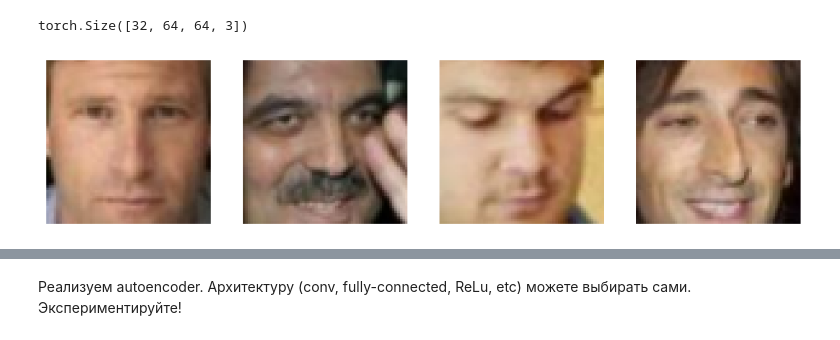
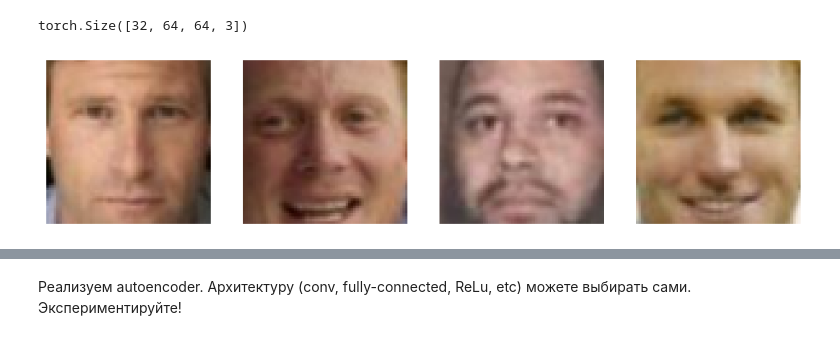
Before and after one commit to Summit2/ML_education, a Jupyter notebook: [hw]autoencoders.ipynb, the cells around one changed output, grey strips where cells are left out. Saved outputs shown, nothing was run; the diff lists cells and outputs as text; code cells hidden in the pictures.

```diff
--- a/[hw]autoencoders.ipynb
+++ b/[hw]autoencoders.ipynb
@@ -117,17 +129,23 @@ torch.Size([32, 64, 64, 3])
 import matplotlib.pyplot as plt
 from IPython.display import clear_output
 
-plt.figure(figsize=(18, 6))
-for i, photo in enumerate(train_loader):
-    plt.subplot(2, 6, 1+i)
-    plt.axis("off")
-    plt.imshow(photo[0])
-    if i == 3:
-      break
+def show_img(data, num_img):
+    plt.figure(figsize=(18, 6))
+    for i, img in enumerate(data):
+        plt.subplot(2, 6, 1+i)
+        plt.axis("off")
+        # for num in range(4):
 
-plt.show();
+        plt.imshow(img)
+        if i == num_img:
+          break
+
+    plt.show();
-# %% [output]
-[figure, removed]
+# %%
+#посмотрим на картинки
+show_img([i for i in train_loader][0], 3)
+# %% [output]
+[figure, added]
 # %% [markdown]
 ## 1.2. Архитектура модели (2 балла)
 В этом разделе мы напишем и обучем обычный автоэнкодер.
```
Also changed, not shown: parts of 9 cells of this notebook.
